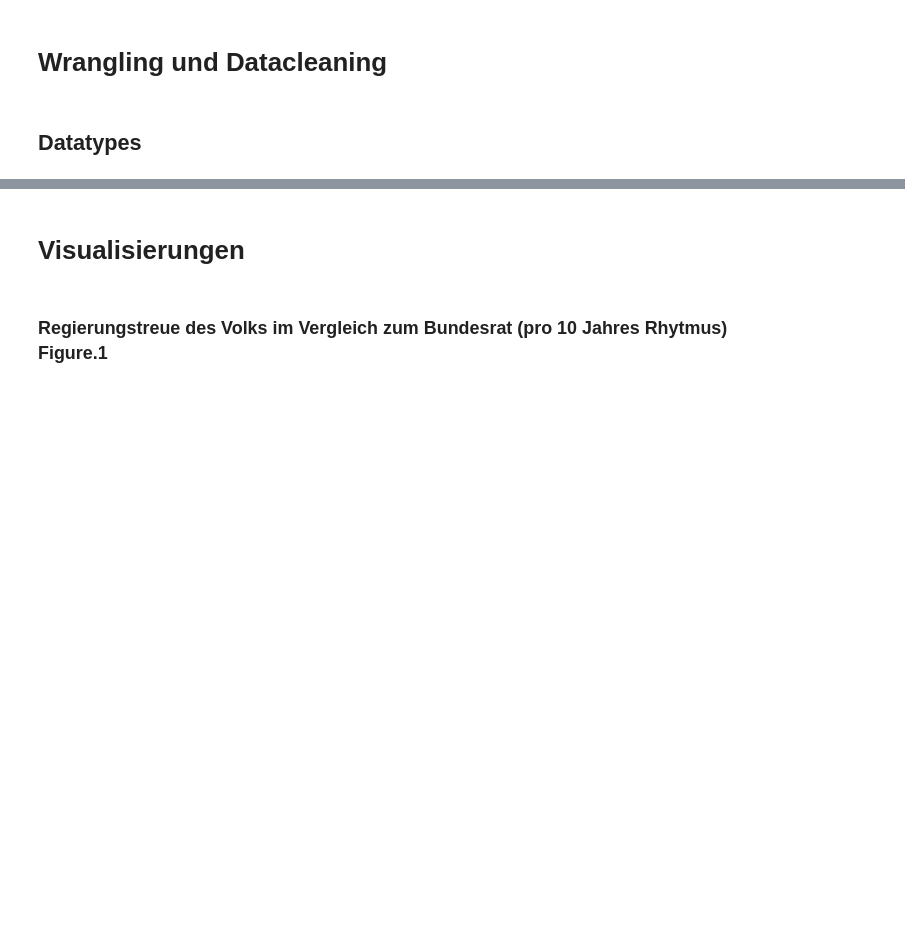
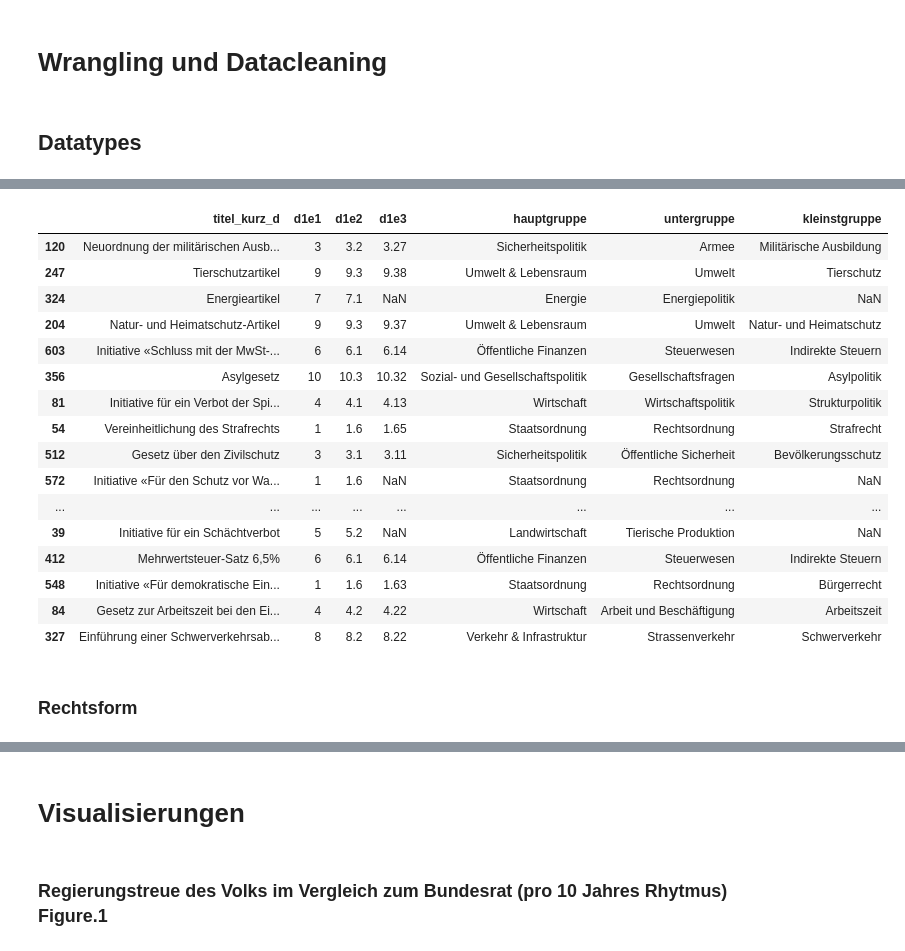
Before and after one commit to thethesa/Praediktive-Direkte-Demokratie, a Jupyter notebook: notebooks/prädikative_demokratie.ipynb, the cells around one changed output, grey strips where cells are left out. Cells and saved outputs as stored; diff of their text form; code cells hidden in the pictures; blank space fills up the shorter version.

Commit message:
Starting to reorganize data wrangling/cleaning part. Also creation of a safety file and some more cleaning up of file structure

```diff
--- a/notebooks/prädikative_demokratie.ipynb
+++ b/notebooks/prädikative_demokratie.ipynb
@@ -53,8 +53,8 @@ Length: 20, dtype: str
 ## Datatypes
 # %%
 data['datum'] = pd.to_datetime(data['datum'], format='%d.%m.%Y')
+data['jahr'] = data['datum'].dt.year
 data.replace([9999,999], np.nan, inplace=True)
-
-for col in ['d1e1', 'd1e2', 'd1e3', 'd2e1', 'd2e2', 'd2e3', 'd3e1', 'd3e2', 'd3e3']:
-    print(f"\n{col}")
-    print(data[col].value_counts(dropna=False).head(20))
+data["d1e1"] = pd.to_numeric(data["d1e1"], errors='coerce')
+data["d1e2"] = pd.to_numeric(data["d1e2"], errors='coerce')
+data["d1e3"] = pd.to_numeric(data["d1e3"], errors='coerce')
@@ -277,0 +294,22 @@ KeyError: "The following id_vars or value_vars are not present in the DataFrame:
+# %%
+data[['titel_kurz_d', 'd1e1', 'd1e2', 'd1e3', 'hauptgruppe', 'untergruppe', 'kleinstgruppe']].sample(20, random_state=42)
+# %% [output]
+|  | titel_kurz_d | d1e1 | d1e2 | d1e3 | hauptgruppe | untergruppe | kleinstgruppe |
+| 120 | Neuordnung der militärischen Ausb... | 3 | 3.2 | 3.27 | Sicherheitspolitik | Armee | Militärische Ausbildung |
+| 247 | Tierschutzartikel | 9 | 9.3 | 9.38 | Umwelt & Lebensraum | Umwelt | Tierschutz |
+| 324 | Energieartikel | 7 | 7.1 | NaN | Energie | Energiepolitik | NaN |
+| 204 | Natur- und Heimatschutz-Artikel | 9 | 9.3 | 9.37 | Umwelt & Lebensraum | Umwelt | Natur- und Heimatschutz |
+| 603 | Initiative «Schluss mit der MwSt-... | 6 | 6.1 | 6.14 | Öffentliche Finanzen | Steuerwesen | Indirekte Steuern |
+| 356 | Asylgesetz | 10 | 10.3 | 10.32 | Sozial- und Gesellschaftspolitik | Gesellschaftsfragen | Asylpolitik |
+| 81 | Initiative für ein Verbot der Spi... | 4 | 4.1 | 4.13 | Wirtschaft | Wirtschaftspolitik | Strukturpolitik |
+| 54 | Vereinheitlichung des Strafrechts | 1 | 1.6 | 1.65 | Staatsordnung | Rechtsordnung | Strafrecht |
+| 512 | Gesetz über den Zivilschutz | 3 | 3.1 | 3.11 | Sicherheitspolitik | Öffentliche Sicherheit | Bevölkerungsschutz |
+| 572 | Initiative «Für den Schutz vor Wa... | 1 | 1.6 | NaN | Staatsordnung | Rechtsordnung | NaN |
+| ... | ... | ... | ... | ... | ... | ... | ... |
+| 39 | Initiative für ein Schächtverbot | 5 | 5.2 | NaN | Landwirtschaft | Tierische Produktion | NaN |
+| 412 | Mehrwertsteuer-Satz 6,5% | 6 | 6.1 | 6.14 | Öffentliche Finanzen | Steuerwesen | Indirekte Steuern |
+| 548 | Initiative «Für demokratische Ein... | 1 | 1.6 | 1.63 | Staatsordnung | Rechtsordnung | Bürgerrecht |
+| 84 | Gesetz zur Arbeitszeit bei den Ei... | 4 | 4.2 | 4.22 | Wirtschaft | Arbeit und Beschäftigung | Arbeitszeit |
+| 327 | Einführung einer Schwerverkehrsab... | 8 | 8.2 | 8.22 | Verkehr & Infrastruktur | Strassenverkehr | Schwerverkehr |
+# %% [markdown]
+### Rechtsform
```
Also changed, not shown: parts of 10 cells of this notebook.
